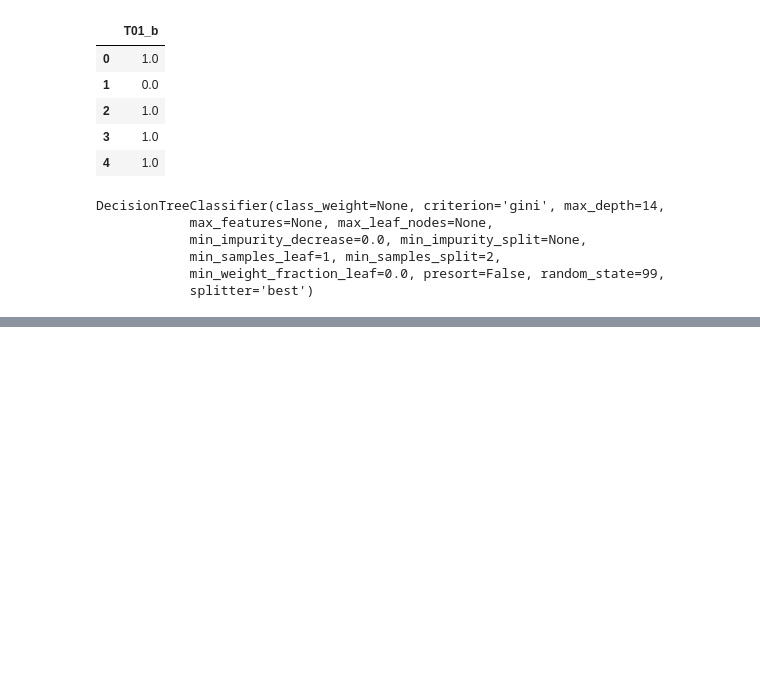
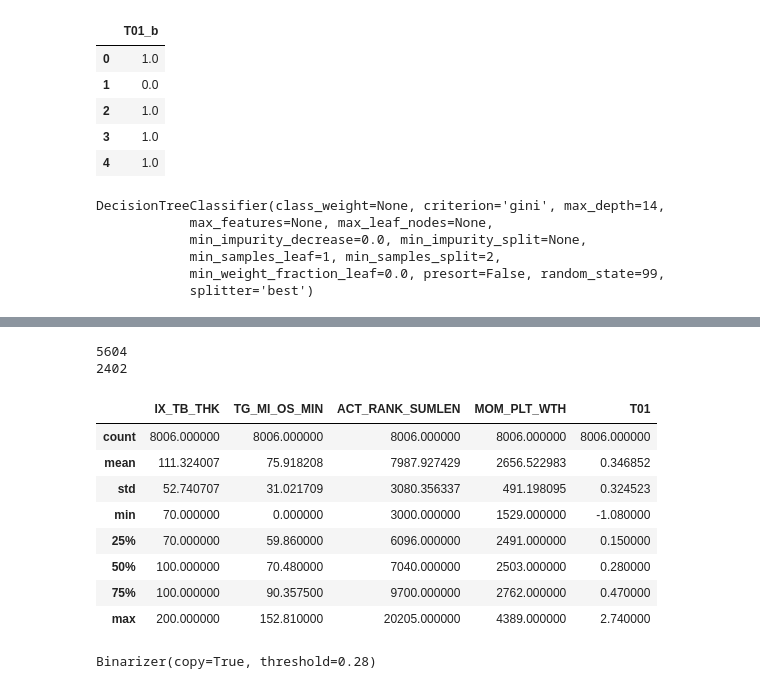
Before and after one commit to D-Kwon/Python, a Jupyter notebook: SmartFactory.ipynb, the cells around one changed output, grey strips where cells are left out. Cells and saved outputs as stored; diff of their text form; code cells hidden in the pictures; blank space fills up the shorter version.

```diff
--- a/SmartFactory.ipynb
+++ b/SmartFactory.ipynb
@@ -2061,0 +2088,25 @@ graph.render("dtg")
+# %%
+b3=b2[(b2["IX_TB_THK"] > 60) & (b2["MOM_PLT_WTH"] <= 4389.5)]
+b3_train,b3_test=train_test_split(b3,test_size=0.3,random_state=0)
+print(b3_train.shape[0])
+print(b3_test.shape[0])
+# %% [output]
+5604
+2402
+# %%
+b3.describe()
+# %% [output]
+|  | IX_TB_THK | TG_MI_OS_MIN | ACT_RANK_SUMLEN | MOM_PLT_WTH | T01 |
+| count | 8006.000000 | 8006.000000 | 8006.000000 | 8006.000000 | 8006.000000 |
+| mean | 111.324007 | 75.918208 | 7987.927429 | 2656.522983 | 0.346852 |
+| std | 52.740707 | 31.021709 | 3080.356337 | 491.198095 | 0.324523 |
+| min | 70.000000 | 0.000000 | 3000.000000 | 1529.000000 | -1.080000 |
+| 25% | 70.000000 | 59.860000 | 6096.000000 | 2491.000000 | 0.150000 |
+| 50% | 100.000000 | 70.480000 | 7040.000000 | 2503.000000 | 0.280000 |
+| 75% | 100.000000 | 90.357500 | 9700.000000 | 2762.000000 | 0.470000 |
+| max | 200.000000 | 152.810000 | 20205.000000 | 4389.000000 | 2.740000 |
+# %%
+binarizer2=Binarizer(threshold=0.28) # 중앙값이 0.28이므로 이 기준으로 1, 0
+binarizer2
+# %% [output]
+Binarizer(copy=True, threshold=0.28)
```
Also changed, not shown: parts of 14 cells of this notebook.
